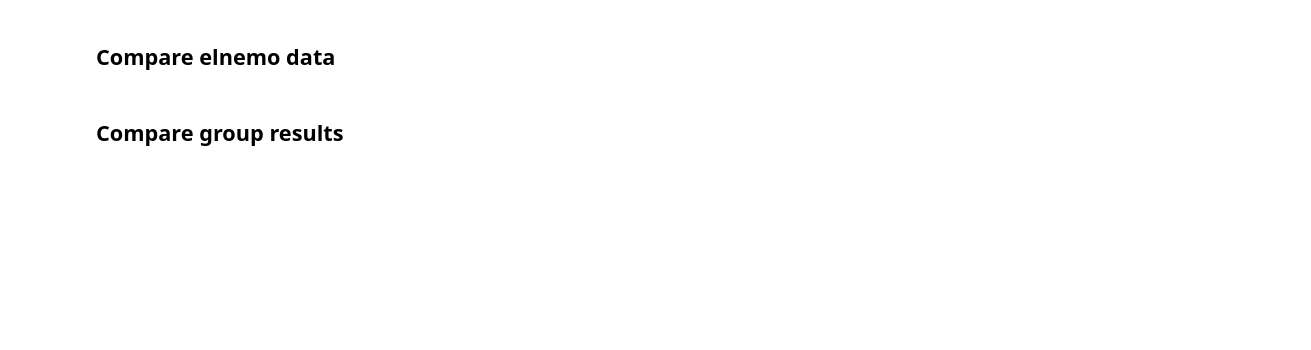
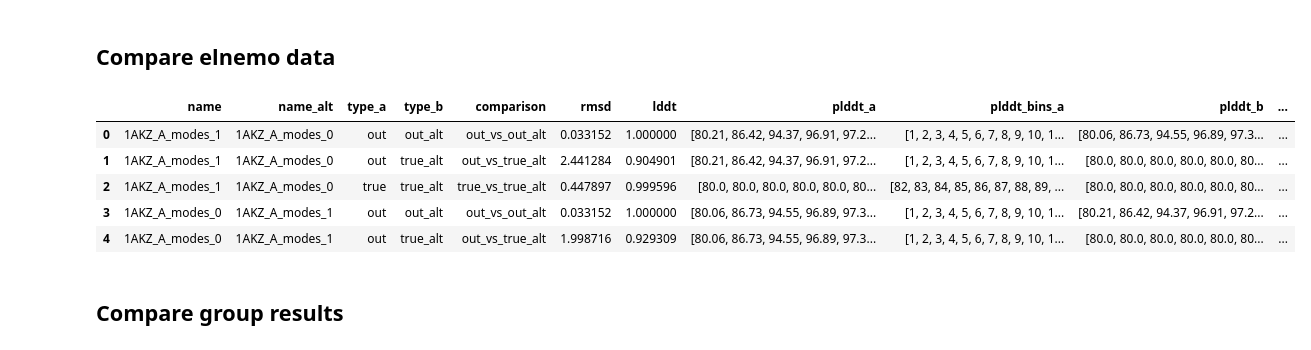
Before and after one commit to lbl-cbg/metfish, a Jupyter notebook: scripts/evaluate_msa_model/evaluate_msa_model.ipynb, the cells around one changed output. Cells and saved outputs as stored; diff of their text form; code cells hidden in the pictures; blank space fills up the shorter version.

```diff
--- a/scripts/evaluate_msa_model/evaluate_msa_model.ipynb
+++ b/scripts/evaluate_msa_model/evaluate_msa_model.ipynb
@@ -126,17 +143,26 @@ df_apo_holo.head()
 ## Compare elnemo data
 # %%
 el_nemo_data = ['1AKZ_A', '1HW1_B', '1QFE_B', '2BNH_A', '3CLN_A', '1AEL-12_A', '1Q95_A', '4PJ1_A', '2L51-15_B', '1ZFS-13_B', '2ECK_B', '2OZW-3_A']
-# pairs = list(zip(apo_holo_df['apo_id'], apo_holo_df['holo_id']))
-# elnemo_names = elnemo_data_df['name'].to_list()
+if overwrite:
+    pairs = list(zip(apo_holo_df['apo_id'], apo_holo_df['holo_id']))
+    elnemo_names = elnemo_data_df['name'].to_list()
 
-# pairs_modified = []
-# for seq in el_nemo_data:
-#     pairs_modified.extend([(f'{seq}_modes_0', f'{seq}_modes_{i}') for i in range(11) if i != 0])
+    pairs_modified = []
+    for seq in el_nemo_data:
+        pairs_modified.extend([(f'{seq}_modes_0', f'{seq}_modes_{i}') for i in range(11) if i != 0])
 
-# df_elnemo = create_model_comparison_df(pairs_modified, elnemo_names, [('out', 'out_alt'), ('out', 'true_alt'), ('true', 'true_alt')], elnemo_dir, output_dir_elnemo, elnemo_data_df)
-# df_elnemo.to_pickle(f'{output_dir_elnemo}/model_comparison_elnemo_local.pkl')
-
-df_elnemo = pd.read_pickle(f'{output_dir_elnemo}/model_comparison_elnemo_local.pkl')
+    df_elnemo = create_model_comparison_df(pairs_modified, elnemo_names, [('out', 'out_alt'), ('out', 'true_alt'), ('true', 'true_alt')], elnemo_dir, output_dir_elnemo, elnemo_data_df)
+    df_elnemo.to_pickle(f'{output_dir_elnemo}/model_comparison_elnemo_local.pkl')
+else:
+    df_elnemo = pd.read_pickle(f'{output_dir_elnemo}/model_comparison_elnemo_local.pkl')
+df_elnemo.head()
+# %% [output]
+|  | name | name_alt | type_a | type_b | comparison | rmsd | lddt | plddt_a | plddt_bins_a | plddt_b | ... |
+| 0 | 1AKZ_A_modes_1 | 1AKZ_A_modes_0 | out | out_alt | out_vs_out_alt | 0.033152 | 1.000000 | [80.21, 86.42, 94.37, 96.91, 97.2... | [1, 2, 3, 4, 5, 6, 7, 8, 9, 10, 1... | [80.06, 86.73, 94.55, 96.89, 97.3... | ... |
+| 1 | 1AKZ_A_modes_1 | 1AKZ_A_modes_0 | out | true_alt | out_vs_true_alt | 2.441284 | 0.904901 | [80.21, 86.42, 94.37, 96.91, 97.2... | [1, 2, 3, 4, 5, 6, 7, 8, 9, 10, 1... | [80.0, 80.0, 80.0, 80.0, 80.0, 80... | ... |
+| 2 | 1AKZ_A_modes_1 | 1AKZ_A_modes_0 | true | true_alt | true_vs_true_alt | 0.447897 | 0.999596 | [80.0, 80.0, 80.0, 80.0, 80.0, 80... | [82, 83, 84, 85, 86, 87, 88, 89, ... | [80.0, 80.0, 80.0, 80.0, 80.0, 80... | ... |
+| 3 | 1AKZ_A_modes_0 | 1AKZ_A_modes_1 | out | out_alt | out_vs_out_alt | 0.033152 | 1.000000 | [80.06, 86.73, 94.55, 96.89, 97.3... | [1, 2, 3, 4, 5, 6, 7, 8, 9, 10, 1... | [80.21, 86.42, 94.37, 96.91, 97.2... | ... |
+| 4 | 1AKZ_A_modes_0 | 1AKZ_A_modes_1 | out | true_alt | out_vs_true_alt | 1.998716 | 0.929309 | [80.06, 86.73, 94.55, 96.89, 97.3... | [1, 2, 3, 4, 5, 6, 7, 8, 9, 10, 1... | [80.0, 80.0, 80.0, 80.0, 80.0, 80... | ... |
 # %% [markdown]
 ## Compare group results
 # %%
```
Also changed, not shown: parts of 5 cells of this notebook, 2 other files.
